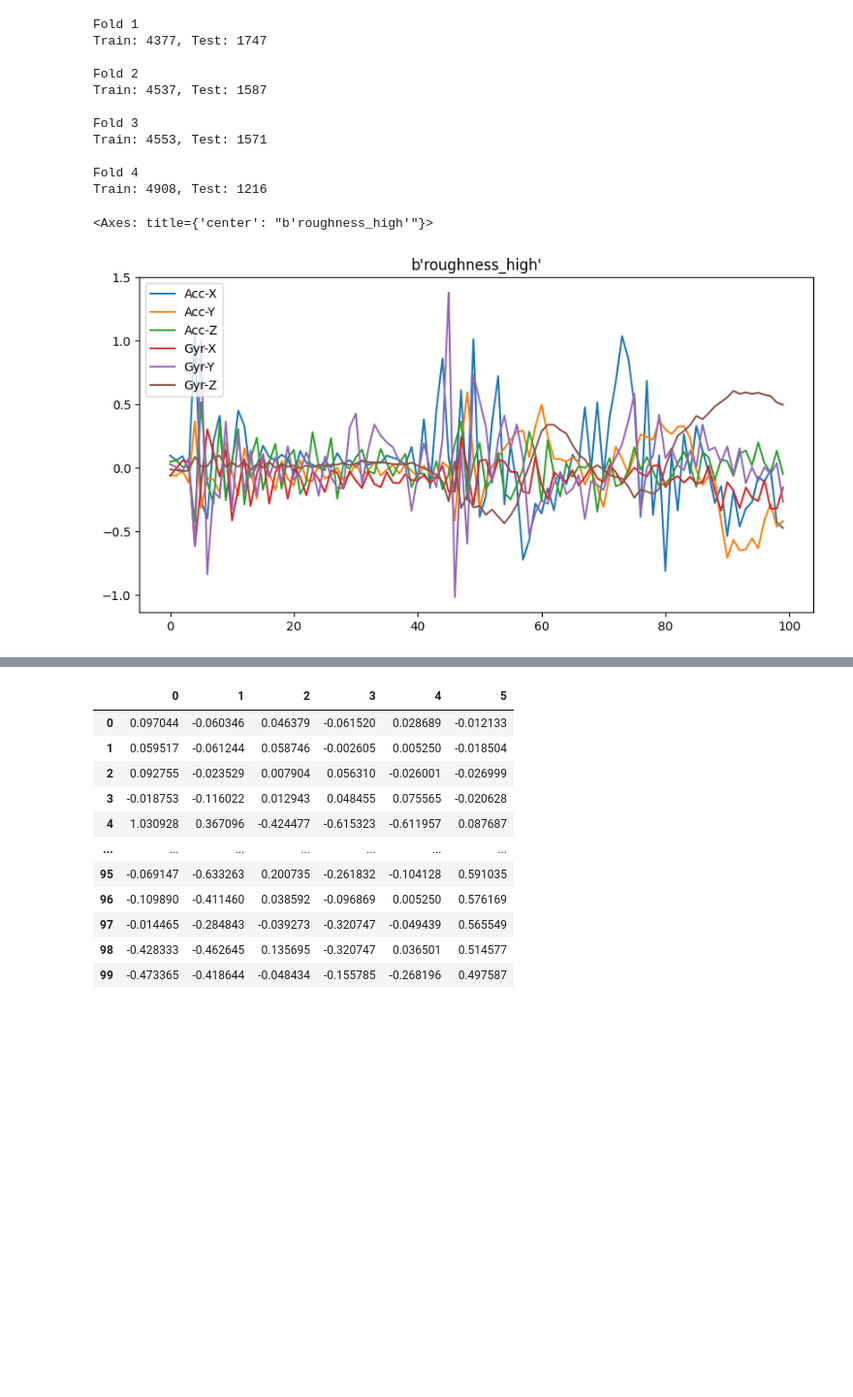
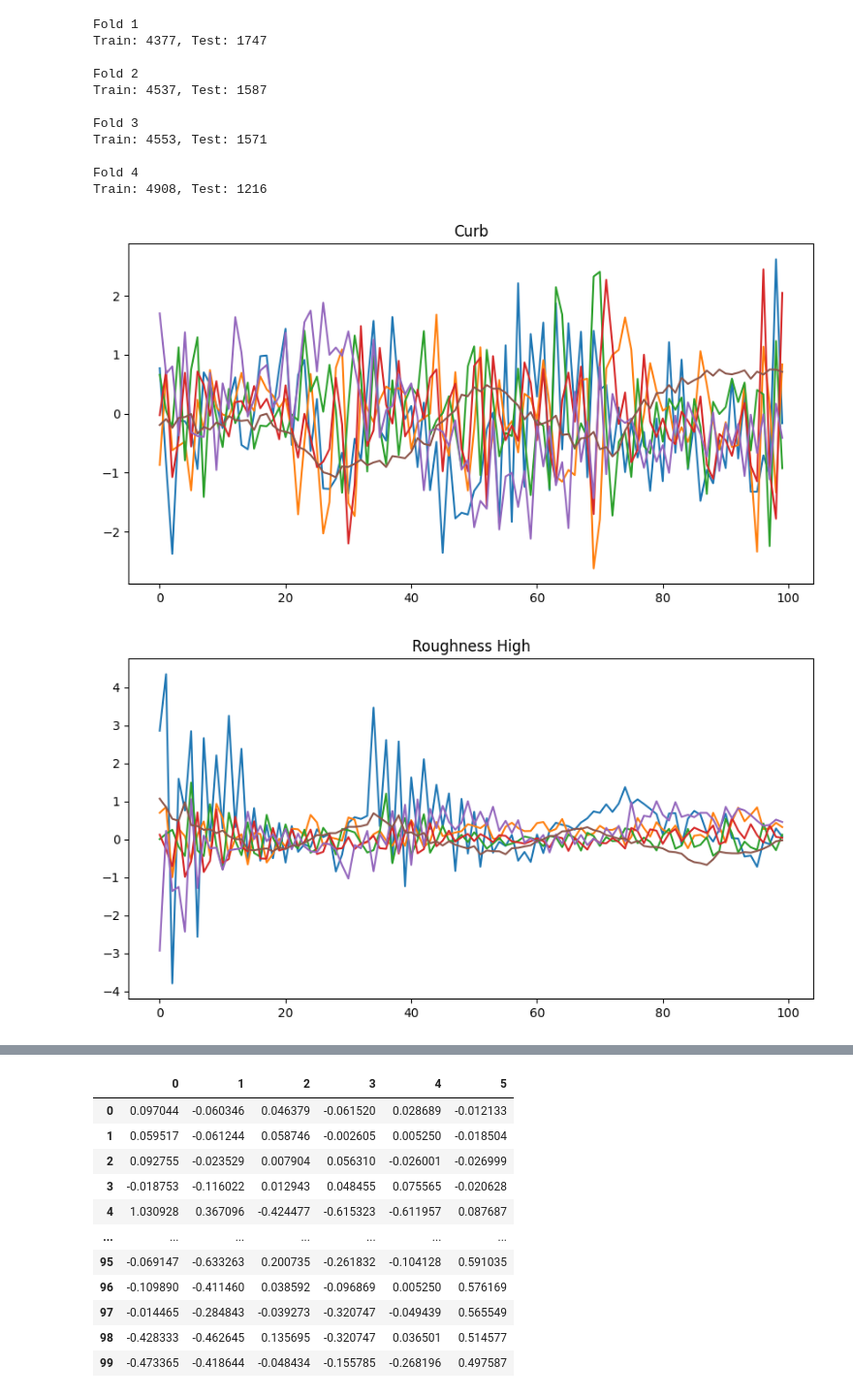
Before and after one commit to aalbayrak394/ComTec-I, a Jupyter notebook: notebooks/03-Pipeline.ipynb, the cells around one changed output, grey strips where cells are left out. Shown at 97% size. Cells and saved outputs as stored; diff of their text form; code cells hidden in the pictures; blank space fills up the shorter version.

```diff
--- a/notebooks/03-Pipeline.ipynb
+++ b/notebooks/03-Pipeline.ipynb
@@ -18,7 +20,7 @@ ntp_intervals = {  # file+path: (start_ntp, end_ntp)
     '1_marco': ('2024-05-28 15:21:46.830', '2024-05-28 15:36:21.000'),
     '2_svenja': ('2024-05-28 15:39:02.218', '2024-05-28 15:52:16.613'),
     '3_konstantin': ('2024-05-28 15:56:31.000', '2024-05-28 16:09:37.000'),
-    '4_aleyna': ('2024-05-28 16:11:26.149', '2024-05-28 16:21:35.000'),
+    '4_aleyna': ('2024-05-28 16:11:31.789', '2024-05-28 16:21:35.000'),
 }
 # %%
 pipeline = PreprocessingPipeline(ntp_intervals=ntp_intervals)
@@ -45,10 +47,27 @@ Train: 4553, Test: 1571
 
 Fold 4
 Train: 4908, Test: 1216
-# %%
-# Show first sample of a split
-X_train, y_train, X_test, y_test = splits[0]
-pd.DataFrame(X_train[0], columns=['Acc-X', 'Acc-Y', 'Acc-Z', 'Gyr-X', 'Gyr-Y', 'Gyr-Z']).plot(figsize=(10,5), title=y_train[0])
-# %% [output]
-<Axes: title={'center': "b'roughness_high'"}>
-[figure, removed]
+# %%
+# Show first sample of a split
+X_train, y_train, X_test, y_test = splits[0]
+y_train = y_train.astype(str)
+y_test = y_test.astype(str)
+
+idx = np.random.randint(0, 10)
+
+sample_curb = X_train[y_train == 'curb'][idx]
+sample_roughness_high = X_train[y_train == 'roughness_high'][idx]
+sample_roughness_low = X_train[y_train == 'roughness_low'][idx]
+
+def plot_sample(sample, label):
+    plt.figure(figsize=(10, 5))
+    plt.plot(sample)
+    plt.title(label)
+    plt.show()
+
+plot_sample(sample_curb, 'Curb')
+plot_sample(sample_roughness_high, 'Roughness High')
+plot_sample(sample_roughness_low, 'Roughness Low')
+# %% [output]
+[figure, added]
+[figure, added]
```
Also changed, not shown: parts of 2 cells of this notebook, 2 other files.
